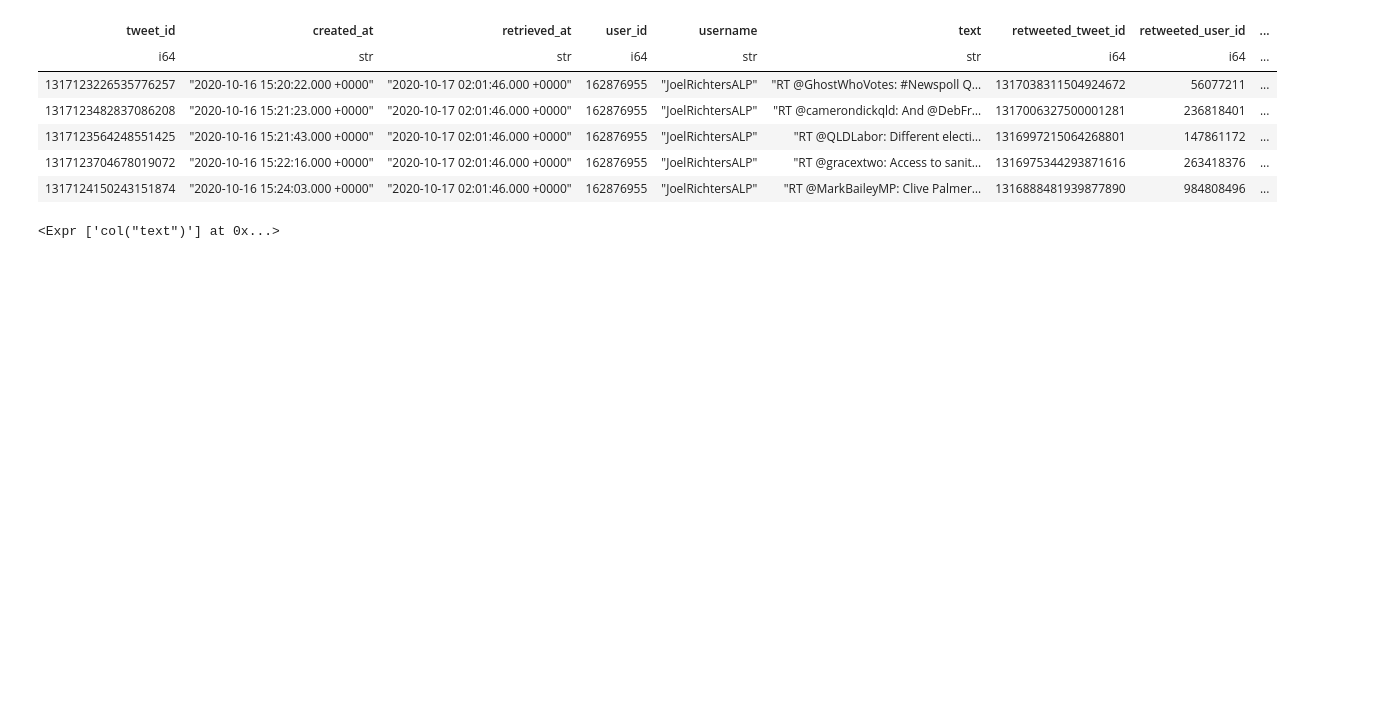
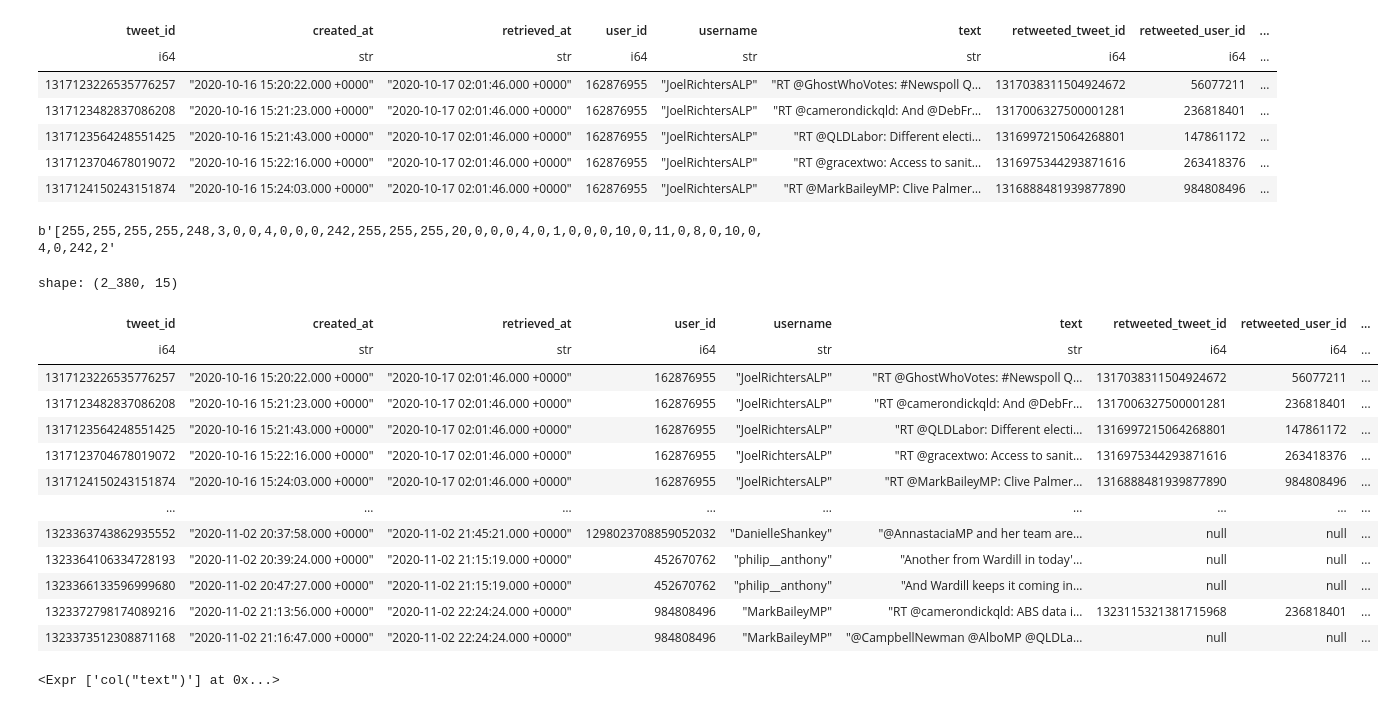
Before and after one commit to Australian-Text-Analytics-Platform/docframe, a Jupyter notebook: examples/demo.ipynb, the cells around one changed output. Cells and saved outputs as stored; diff of their text form; code cells hidden in the pictures; blank space fills up the shorter version.

```diff
--- a/examples/demo.ipynb
+++ b/examples/demo.ipynb
@@ -34,6 +34,29 @@ shape: (5, 15)
 | 1317123564248551425 | "2020-10-16 15:21:43.000 +0000" | "2020-10-17 02:01:46.000 +0000" | 162876955 | "JoelRichtersALP" | "RT @QLDLabor: Different electi… | 1316997215064268801 | 147861172 | ... |
 | 1317123704678019072 | "2020-10-16 15:22:16.000 +0000" | "2020-10-17 02:01:46.000 +0000" | 162876955 | "JoelRichtersALP" | "RT @gracextwo: Access to sanit… | 1316975344293871616 | 263418376 | ... |
 | 1317124150243151874 | "2020-10-16 15:24:03.000 +0000" | "2020-10-17 02:01:46.000 +0000" | 162876955 | "JoelRichtersALP" | "RT @MarkBaileyMP: Clive Palmer… | 1316888481939877890 | 984808496 | ... |
+# %%
+data = tweets_df._df.serialize(format='json')
+data.encode()[:100]
+# %% [output]
+b'[255,255,255,255,248,3,0,0,4,0,0,0,242,255,255,255,20,0,0,0,4,0,1,0,0,0,10,0,11,0,8,0,10,0,4,0,242,2'
+# %%
+import io
+pl.DataFrame.deserialize(io.BytesIO(data.encode()), format='json')
+# %% [output]
+shape: (2_380, 15)
+| tweet_id | created_at | retrieved_at | user_id | username | text | retweeted_tweet_id | retweeted_user_id | ... |
+| i64 | str | str | i64 | str | str | i64 | i64 | ... |
+| 1317123226535776257 | "2020-10-16 15:20:22.000 +0000" | "2020-10-17 02:01:46.000 +0000" | 162876955 | "JoelRichtersALP" | "RT @GhostWhoVotes: #Newspoll Q… | 1317038311504924672 | 56077211 | ... |
+| 1317123482837086208 | "2020-10-16 15:21:23.000 +0000" | "2020-10-17 02:01:46.000 +0000" | 162876955 | "JoelRichtersALP" | "RT @camerondickqld: And @DebFr… | 1317006327500001281 | 236818401 | ... |
+| 1317123564248551425 | "2020-10-16 15:21:43.000 +0000" | "2020-10-17 02:01:46.000 +0000" | 162876955 | "JoelRichtersALP" | "RT @QLDLabor: Different electi… | 1316997215064268801 | 147861172 | ... |
+| 1317123704678019072 | "2020-10-16 15:22:16.000 +0000" | "2020-10-17 02:01:46.000 +0000" | 162876955 | "JoelRichtersALP" | "RT @gracextwo: Access to sanit… | 1316975344293871616 | 263418376 | ... |
+| 1317124150243151874 | "2020-10-16 15:24:03.000 +0000" | "2020-10-17 02:01:46.000 +0000" | 162876955 | "JoelRichtersALP" | "RT @MarkBaileyMP: Clive Palmer… | 1316888481939877890 | 984808496 | ... |
+| … | … | … | … | … | … | … | … | ... |
+| 1323363743862935552 | "2020-11-02 20:37:58.000 +0000" | "2020-11-02 21:45:21.000 +0000" | 1298023708859052032 | "DanielleShankey" | "@AnnastaciaMP and her team are… | null | null | ... |
+| 1323364106334728193 | "2020-11-02 20:39:24.000 +0000" | "2020-11-02 21:15:19.000 +0000" | 452670762 | "philip__anthony" | "Another from Wardill in today'… | null | null | ... |
+| 1323366133596999680 | "2020-11-02 20:47:27.000 +0000" | "2020-11-02 21:15:19.000 +0000" | 452670762 | "philip__anthony" | "And Wardill keeps it coming in… | null | null | ... |
+| 1323372798174089216 | "2020-11-02 21:13:56.000 +0000" | "2020-11-02 22:24:24.000 +0000" | 984808496 | "MarkBaileyMP" | "RT @camerondickqld: ABS data i… | 1323115321381715968 | 236818401 | ... |
+| 1323373512308871168 | "2020-11-02 21:16:47.000 +0000" | "2020-11-02 22:24:24.000 +0000" | 984808496 | "MarkBaileyMP" | "@CampbellNewman @AlboMP @QLDLa… | null | null | ... |
 # %%
 tweets_df_MarkBaileyMP = tweets_df.filter(pl.col("username") == "MarkBaileyMP")
 tweets_df_AnnastaciaMP = tweets_df.filter(pl.col("username") == "AnnastaciaMP")
```
Also changed, not shown: 20 other files.
